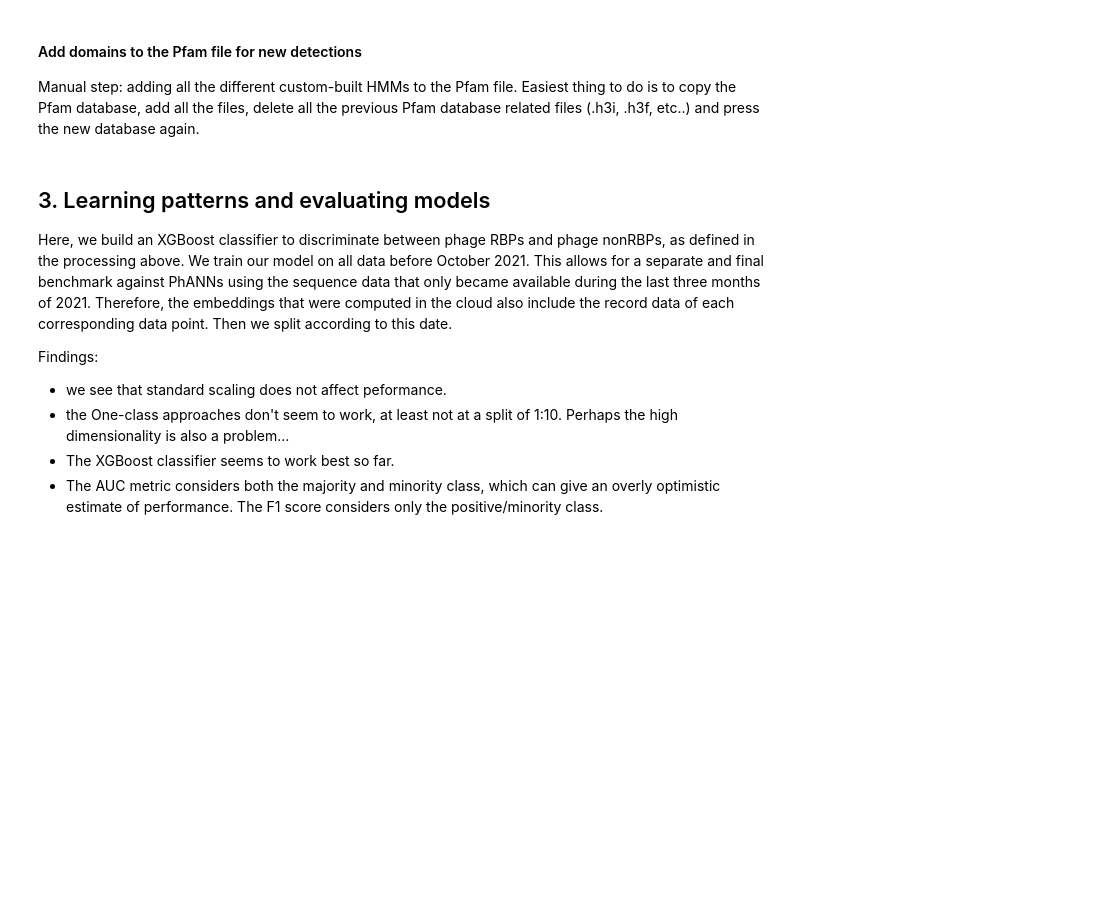
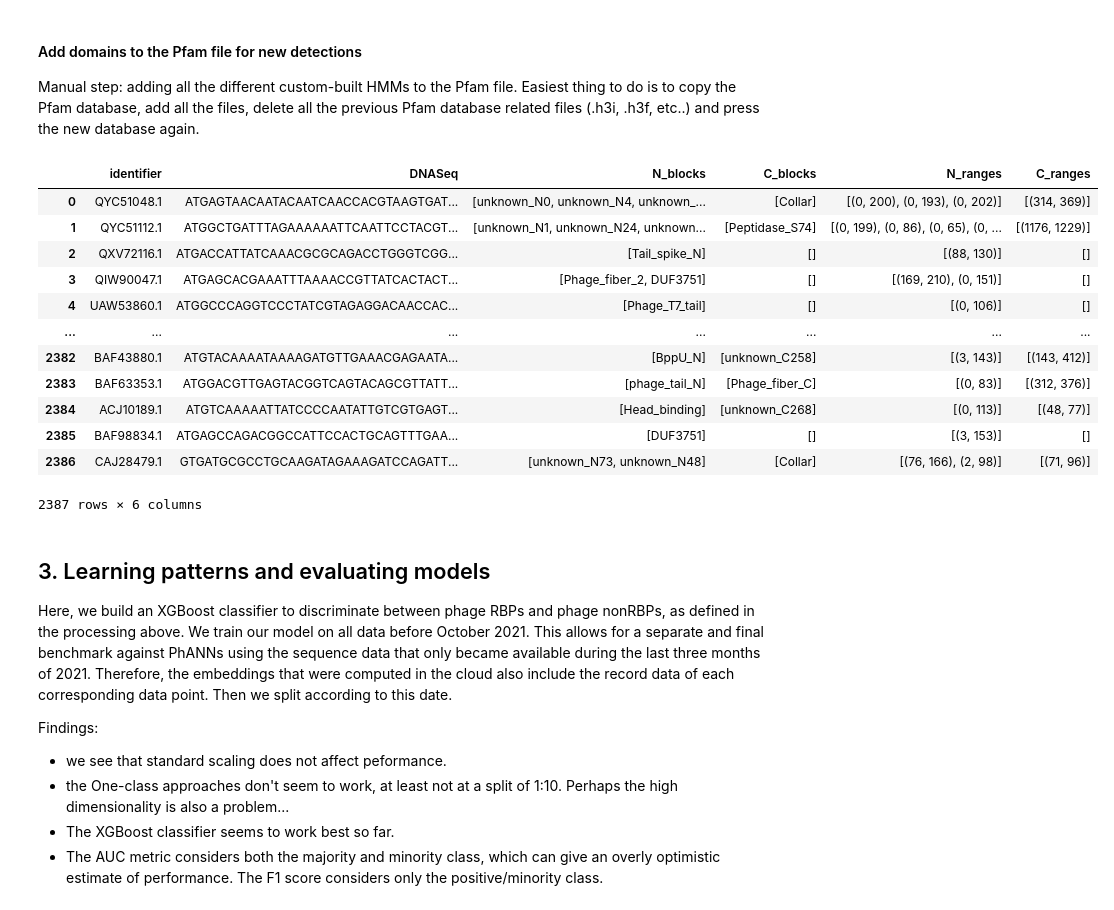
Before and after one commit to dimiboeckaerts/PhageRBPdetection, a Jupyter notebook: RBPdetect_notebook.ipynb, the cells around one changed output. Cells and saved outputs as stored; diff of their text form; code cells hidden in the pictures; blank space fills up the shorter version.

```diff
--- a/RBPdetect_notebook.ipynb
+++ b/RBPdetect_notebook.ipynb
@@ -220,6 +198,44 @@ Manual step: adding all the different custom-built HMMs to the Pfam file. Easies
 # %%
 new_pfam_file = '/Users/Dimi/GoogleDrive/PhD/3_PHAGEBASE/32_DATA/RBP_detection/Pfam-A_new.hmm'
 output, err = rbpu.hmmpress_python(hmm_path, new_pfam_file)
+# %%
+new_N_blocks = ['Phage_T7_tail', 'Tail_spike_N', 'Prophage_tail', 'BppU_N', 'Mtd_N',
+           'Head_binding', 'DUF3751', 'End_N_terminal', 'phage_tail_N', 'Prophage_tailD1',
+           'DUF2163', 'Phage_fiber_2', 'unknown_N0', 'unknown_N1', 'unknown_N2', 'unknown_N3', 'unknown_N4',
+            'unknown_N6', 'unknown_N10', 'unknown_N11', 'unknown_N12', 'unknown_N13', 'unknown_N17', 'unknown_N19',
+            'unknown_N23', 'unknown_N24', 'unknown_N26','unknown_N29', 'unknown_N36', 'unknown_N45', 'unknown_N48',
+            'unknown_N49', 'unknown_N53', 'unknown_N57', 'unknown_N60', 'unknown_N61', 'unknown_N65', 'unknown_N73',
+            'unknown_N82', 'unknown_N83', 'unknown_N101', 'unknown_N114', 'unknown_N119', 'unknown_N122',
+            'unknown_N163', 'unknown_N174', 'unknown_N192', 'unknown_N200', 'unknown_N206', 'unknown_N208']
+new_C_blocks = ['Lipase_GDSL_2', 'Pectate_lyase_3', 'gp37_C', 'Beta_helix', 'Gp58', 'End_beta_propel',
+            'End_tail_spike', 'End_beta_barrel', 'PhageP22-tail', 'Phage_spike_2',
+            'gp12-short_mid', 'Collar',
+            'unknown_C2', 'unknown_C3', 'unknown_C8', 'unknown_C15', 'unknown_C35', 'unknown_C54', 'unknown_C76',
+            'unknown_C100', 'unknown_C105', 'unknown_C112', 'unknown_C123', 'unknown_C179', 'unknown_C201',
+            'unknown_C203', 'unknown_C228', 'unknown_C234', 'unknown_C242', 'unknown_C258', 'unknown_C262',
+            'unknown_C267', 'unknown_C268', 'unknown_C274', 'unknown_C286', 'unknown_C292', 'unknown_C294',
+            'Peptidase_S74', 'Phage_fiber_C', 'S_tail_recep_bd', 'CBM_4_9', 'DUF1983', 'DUF3672']
+
+new_pfam_file = '/Users/Dimi/GoogleDrive/PhD/3_PHAGEBASE/32_DATA/RBP_detection/Pfam-A_new.hmm'
+
+new_detected_rbps = rbpu.RBPdetect_domains(hmm_path, new_pfam_file, rbps_upto2021['DNASeq'], rbps_upto2021['protein_id'],
+                                       N_blocks=new_N_blocks, C_blocks=new_C_blocks, detect_others=False)
+# %%
+new_detected_rbps
+# %% [output]
+|  | identifier | DNASeq | N_blocks | C_blocks | N_ranges | C_ranges |
+| 0 | QYC51048.1 | ATGAGTAACAATACAATCAACCACGTAAGTGAT... | [unknown_N0, unknown_N4, unknown_... | [Collar] | [(0, 200), (0, 193), (0, 202)] | [(314, 369)] |
+| 1 | QYC51112.1 | ATGGCTGATTTAGAAAAAATTCAATTCCTACGT... | [unknown_N1, unknown_N24, unknown... | [Peptidase_S74] | [(0, 199), (0, 86), (0, 65), (0, ... | [(1176, 1229)] |
+| 2 | QXV72116.1 | ATGACCATTATCAAACGCGCAGACCTGGGTCGG... | [Tail_spike_N] | [] | [(88, 130)] | [] |
+| 3 | QIW90047.1 | ATGAGCACGAAATTTAAAACCGTTATCACTACT... | [Phage_fiber_2, DUF3751] | [] | [(169, 210), (0, 151)] | [] |
+| 4 | UAW53860.1 | ATGGCCCAGGTCCCTATCGTAGAGGACAACCAC... | [Phage_T7_tail] | [] | [(0, 106)] | [] |
+| ... | ... | ... | ... | ... | ... | ... |
+| 2382 | BAF43880.1 | ATGTACAAAATAAAAGATGTTGAAACGAGAATA... | [BppU_N] | [unknown_C258] | [(3, 143)] | [(143, 412)] |
+| 2383 | BAF63353.1 | ATGGACGTTGAGTACGGTCAGTACAGCGTTATT... | [phage_tail_N] | [Phage_fiber_C] | [(0, 83)] | [(312, 376)] |
+| 2384 | ACJ10189.1 | ATGTCAAAAATTATCCCCAATATTGTCGTGAGT... | [Head_binding] | [unknown_C268] | [(0, 113)] | [(48, 77)] |
+| 2385 | BAF98834.1 | ATGAGCCAGACGGCCATTCCACTGCAGTTTGAA... | [DUF3751] | [] | [(3, 153)] | [] |
+| 2386 | CAJ28479.1 | GTGATGCGCCTGCAAGATAGAAAGATCCAGATT... | [unknown_N73, unknown_N48] | [Collar] | [(76, 166), (2, 98)] | [(71, 96)] |
+2387 rows × 6 columns
 # %% [markdown]
 ## 3. Learning patterns and evaluating models<a name="ml"></a>
 
```
Also changed, not shown: parts of 24 cells of this notebook, 1 other file.
